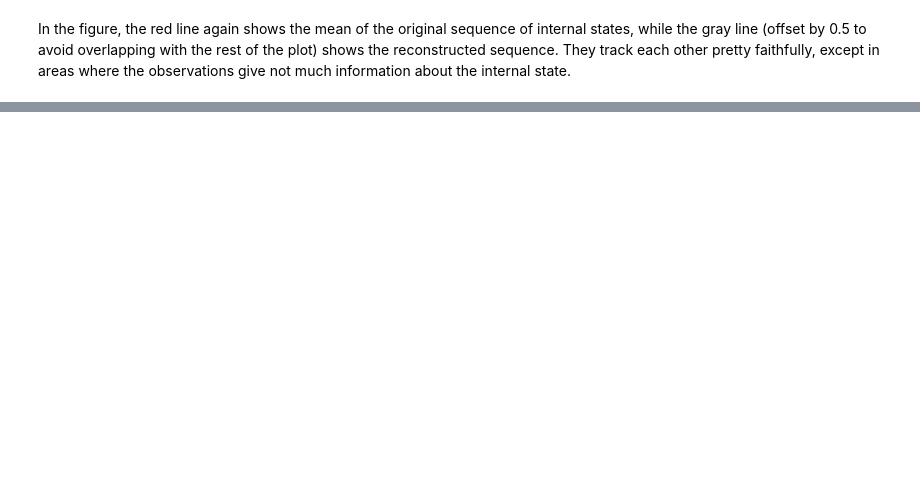
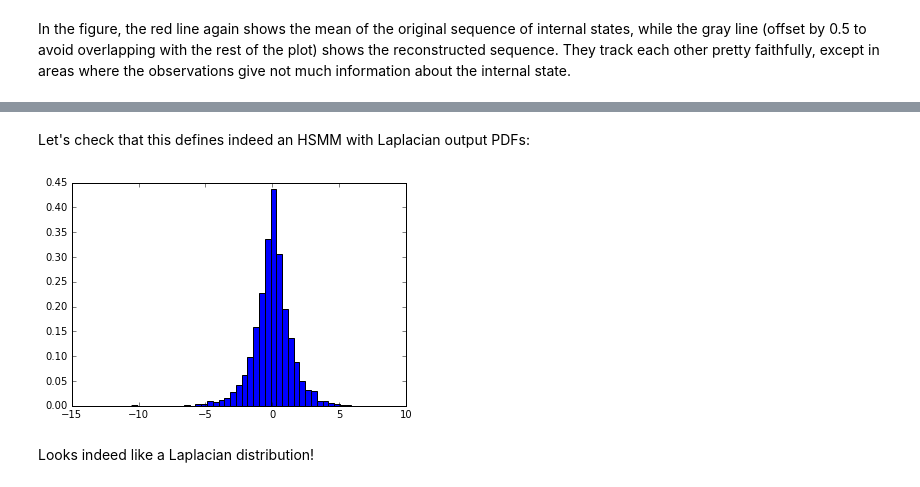
Before and after one commit to jvkersch/hsmmlearn, a Jupyter notebook: notebooks/tutorial.ipynb, the cells around one changed output, grey strips where cells are left out. Drawn from its saved outputs; the diff is of its cells as text; code cells hidden in the pictures; blank space fills up the shorter version.

```diff
--- a/notebooks/tutorial.ipynb
+++ b/notebooks/tutorial.ipynb
@@ -111,0 +128,45 @@ In the figure, the red line again shows the mean of the original sequence of int
+# %%
+from scipy.stats import laplace
+
+from hsmmlearn.emissions import AbstractEmissions
+
+# Note: this is almost identical to the GaussianEmissions class,
+# the only difference being that we replaced the Gaussian RV (norm)
+# with a Laplacian RV (laplace).
+class LaplaceEmissions(AbstractEmissions):
+
+    # Note: this property is a hack, and will become unnecessary soon!
+    dtype = np.float64
+
+    def __init__(self, means, scales):
+        self.means = means
+        self.scales = scales
+
+    def likelihood(self, obs):
+        obs = np.squeeze(obs)
+        # TODO: build in some check for the shape of the likelihoods, otherwise
+        # this will silently fail and give the wrong results.
+        return laplace.pdf(obs,
+                           loc=self.means[:, np.newaxis],
+                           scale=self.scales[:, np.newaxis])
+
+    def sample_for_state(self, state, size=None):
+        return laplace.rvs(self.means[state], self.scales[state], size)
+# %%
+laplace_hsmm = HSMMModel(
+    LaplaceEmissions(means, scales), durations, tmat
+)
+# %%
+observations, states = laplace_hsmm.sample(10000)
+# %% [markdown]
+Let's check that this defines indeed an HSMM with Laplacian output PDFs:
+# %%
+state0_mask = states == 0
+observations_state0 = observations[state0_mask]
+
+fig, ax = plt.subplots()
+_ = ax.hist(observations_state0, bins=40, normed=True)
+# %% [output]
+[figure, added]
+# %% [markdown]
+Looks indeed like a Laplacian distribution!
```
Also changed, not shown: parts of 10 cells of this notebook, 4 other files.
